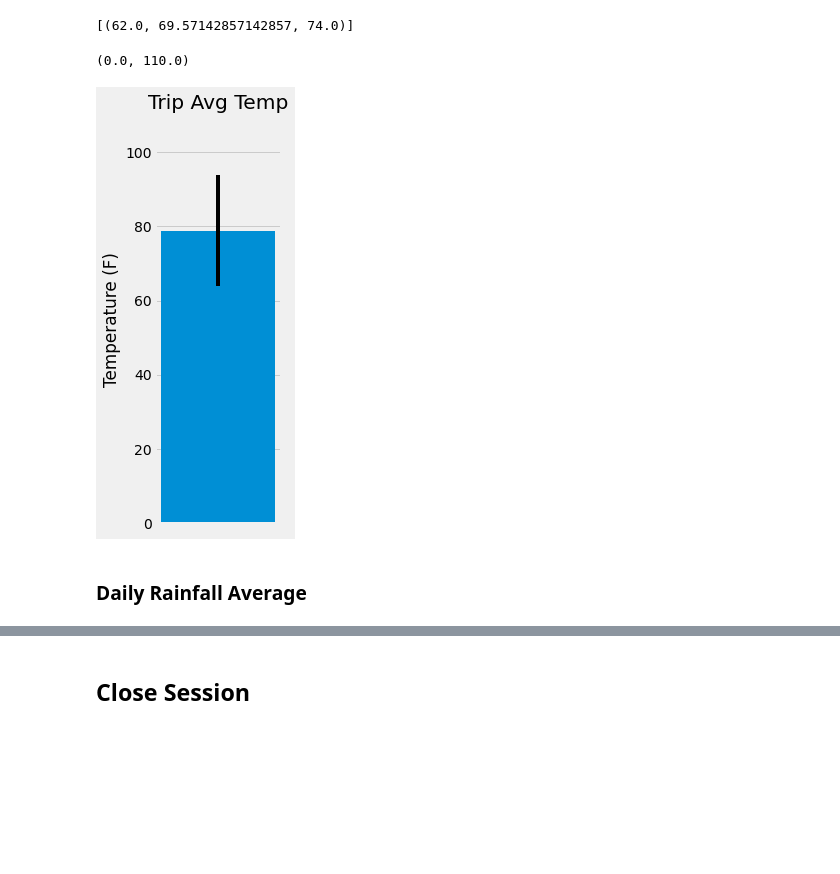
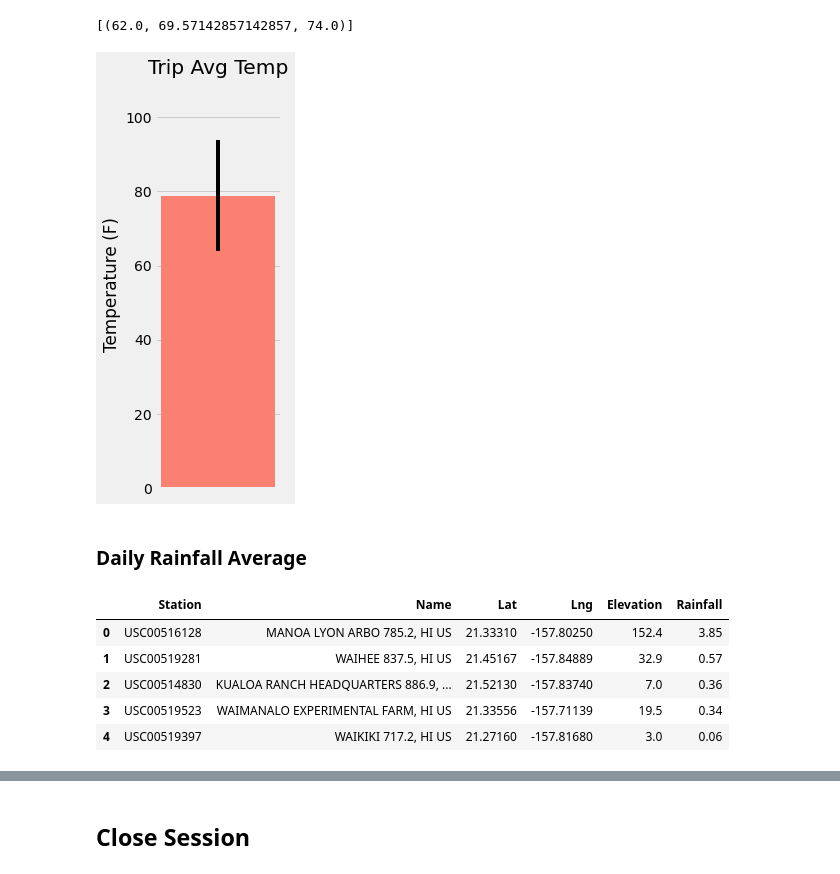
Before and after one commit to cciochina/sqlalchemy-challenge, a Jupyter notebook: temp_analysis_bonus_2_starter.ipynb, the cells around one changed output, grey strips where cells are left out. Saved outputs shown, nothing was run; the diff lists cells and outputs as text; code cells hidden in the pictures; blank space fills up the shorter version.

Commit message:
done with bonus daily rainfall average  part

```diff
--- a/temp_analysis_bonus_2_starter.ipynb
+++ b/temp_analysis_bonus_2_starter.ipynb
@@ -70,25 +70,39 @@ TMAX = temps[2]
 # %%
 # Plot the results from your previous query as a bar chart.
 # Use "Trip Avg Temp" as your Title
 # Use the average temperature for bar height (y value)
 # Use the peak-to-peak (tmax-tmin) value as the y error bar (yerr)
 plt.figure(figsize=(2, 7))
-plt.bar(x=0, height=TAVE, color="so" yerr=(TMAX-TMIN))
+plt.bar(x=0, height=TAVE, color="salmon", yerr=(TMAX-TMIN))
 plt.xticks([])
 plt.title("Trip Avg Temp")
 plt.ylabel("Temperature (F)")
 plt.ylim([0,110])
 plt.savefig("Results/bonus_temps.png")
 plt.show()
 # %% [output]
-(0.0, 110.0)
-[figure, old version]
+[figure, new version]
 # %% [markdown]
 ### Daily Rainfall Average
 # %%
 # Calculate the total amount of rainfall per weather station for your trip dates using the previous year's
 # matching dates.
 # Sort this in descending order by precipitation amount and list the station, name, latitude, longitude, and elevation
+daily_rainfall = session.query(Station.station, Station.name, Station.latitude,
+                    Station.longitude, Station.elevation, func.sum(Measurement.prcp)).\
+                    filter(Measurement.date >= dt.date(2017,8,1)).filter(Measurement.date <= dt.date(2018,8,1)).\
+                    filter(Station.station==Measurement.station).\
+                    group_by(Measurement.station).\
+                    order_by(func.sum(Measurement.prcp).desc()).all()
+rain_df = pd.DataFrame(daily_rainfall, columns=["Station", "Name", "Lat", "Lng", "Elevation", "Rainfall"])
+rain_df
+# %% [output]
+|  | Station | Name | Lat | Lng | Elevation | Rainfall |
+| 0 | USC00516128 | MANOA LYON ARBO 785.2, HI US | 21.33310 | -157.80250 | 152.4 | 3.85 |
+| 1 | USC00519281 | WAIHEE 837.5, HI US | 21.45167 | -157.84889 | 32.9 | 0.57 |
+| 2 | USC00514830 | KUALOA RANCH HEADQUARTERS 886.9, ... | 21.52130 | -157.83740 | 7.0 | 0.36 |
+| 3 | USC00519523 | WAIMANALO EXPERIMENTAL FARM, HI US | 21.33556 | -157.71139 | 19.5 | 0.34 |
+| 4 | USC00519397 | WAIKIKI 717.2, HI US | 21.27160 | -157.81680 | 3.0 | 0.06 |
 # %%
 # Use this function to calculate the daily normals
 # (i.e. the averages for tmin, tmax, and tavg for all historic data matching a specific month and day)
```
Also changed, not shown: parts of 4 cells of this notebook, 1 other file.
